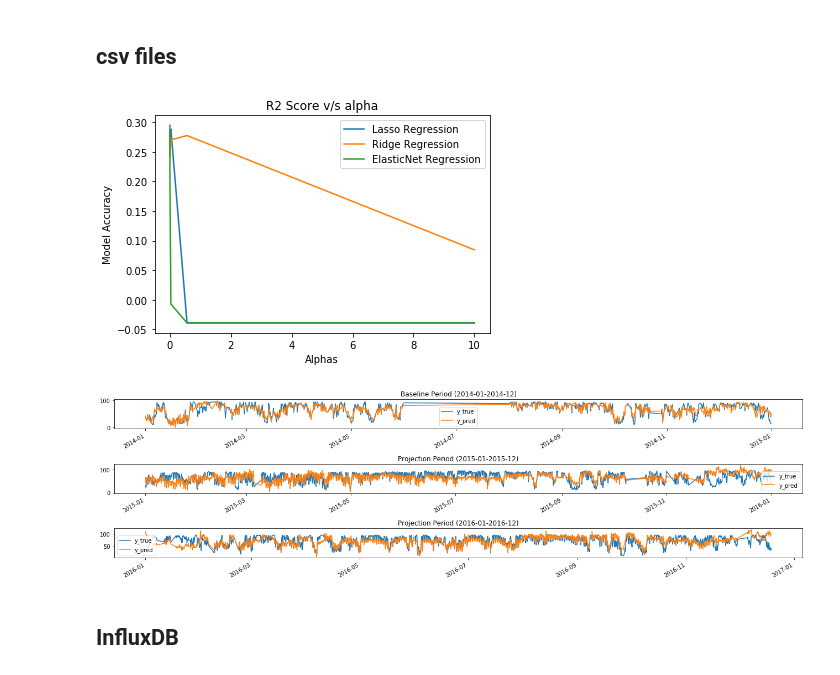
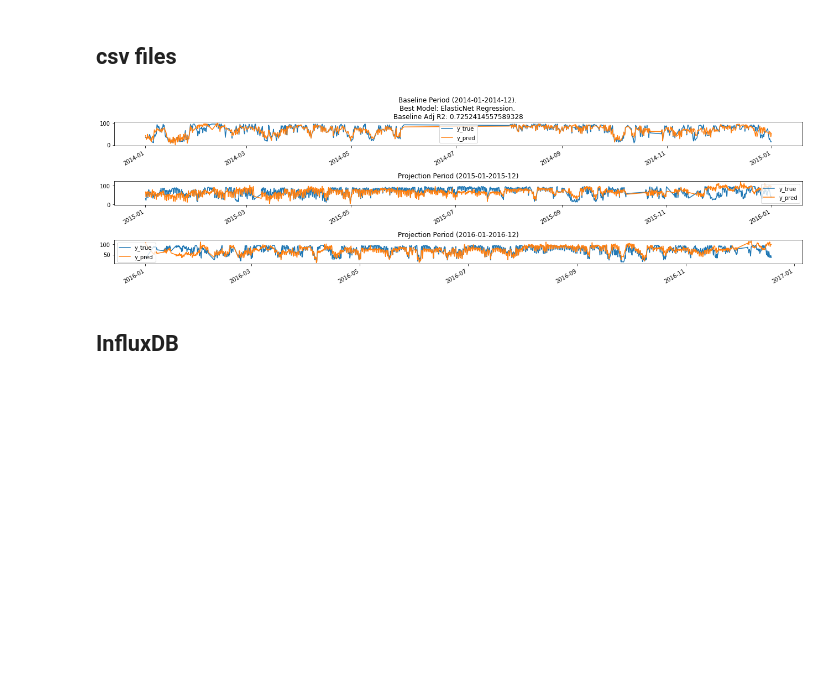
Before and after one commit to phgupta/Energy_Analytics, a Jupyter notebook: Energy_Analytics/Main.ipynb, the cells around one changed output. Drawn from its saved outputs; the diff is of its cells as text; code cells hidden in the pictures; blank space fills up the shorter version.

```diff
--- a/Energy_Analytics/Main.ipynb
+++ b/Energy_Analytics/Main.ipynb
@@ -11,35 +11,35 @@ from Influx_Dataframe_Client import Influx_Dataframe_Client
 # %% [markdown]
 ## csv files
 # %%
-main_obj = Wrapper()
-main_obj.read_json(file_name='input_csv.json')
+# main_obj = Wrapper()
+# main_obj.read_json(file_name='input_csv.json')
 # main_obj.search(file_name='input_csv.json')
-# %% [output]
-[figure, removed]
-[figure, removed]
 # %%
-# def func(X, y):
-#     from sklearn.linear_model import LinearRegression
-#     from sklearn.model_selection import cross_val_score
-#     model = LinearRegression()
-#     model.fit(X, y)
-#     return model.predict(X)
+def func(X, y):
+    from sklearn.linear_model import LinearRegression
+    from sklearn.model_selection import cross_val_score
+    model = LinearRegression()
+    model.fit(X, y)
+    return model.predict(X)
 
-# main_obj = Wrapper()
+main_obj = Wrapper()
 # imported_data = main_obj.import_data(folder_name='../../../../Desktop/LBNL/Data/', head_row=[5,5,0])
-# cleaned_data = main_obj.clean_data(imported_data, high_bound=9998,
-#                                 rename_col=['OAT','RelHum_Avg', 'CHW_Elec', 'Elec', 'Gas', 'HW_Heat'],
-#                                 drop_col='Elec')
+imported_data = main_obj.import_data(folder_name='../data/', head_row=[5,5,0])
+cleaned_data = main_obj.clean_data(imported_data, high_bound=9998,
+                                rename_col=['OAT','RelHum_Avg', 'CHW_Elec', 'Elec', 'Gas', 'HW_Heat'],
+                                drop_col='Elec')
 
-# preprocessed_data = main_obj.preprocess_data(cleaned_data, week=True, tod=True, var_to_expand=['tod','week'])
-# # preprocessed_data.to_csv('preprocessed_data.csv')
+preprocessed_data = main_obj.preprocess_data(cleaned_data, week=True, tod=True, var_to_expand=['tod','week'])
+# preprocessed_data.to_csv('preprocessed_data.csv')
 
-# main_obj.model(preprocessed_data, dep_col='HW_Heat', alphas=np.logspace(-4,1,5), figsize=(18,5),
-#                time_period=["2014-01","2014-12", "2015-01","2015-12", "2016-01","2016-12"],
-#                cv=5,
-#                exclude_time_period=['2014-06', '2014-07'],
-#                custom_model_func=func)
-# main_obj.write_json()
+main_obj.model(preprocessed_data, dep_col='HW_Heat', alphas=np.logspace(-4,1,5), figsize=(18,5),
+               time_period=["2014-01","2014-12", "2015-01","2015-12", "2016-01","2016-12"],
+               cv=5,
+               exclude_time_period=['2014-06', '2014-07'],
+               custom_model_func=func)
+main_obj.write_json()
+# %% [output]
+[figure, added]
 # %%
 # imported_data["Building 15 - HW (thm/hour)"].resample("1d").mean().plot(figsize=(18,5))
 # %% [markdown]
```
Also changed, not shown: 21 other files.
